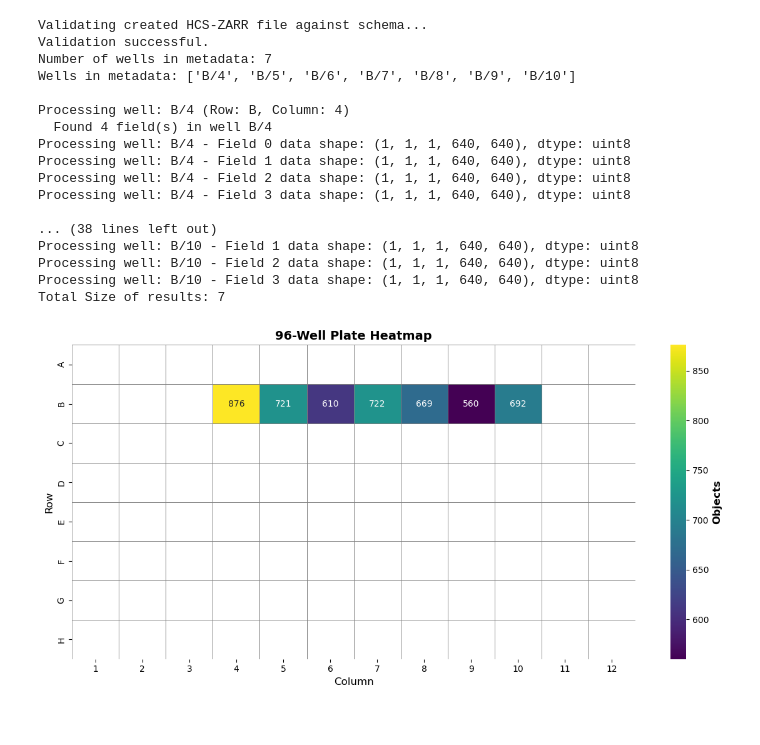
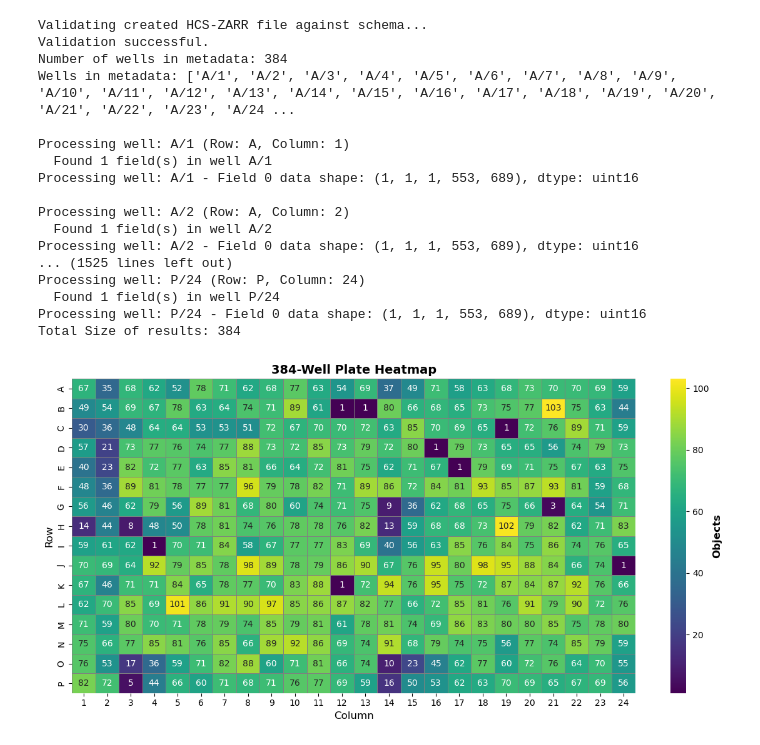
Before and after one commit to sebi06/omezarr_playground, a Jupyter notebook: scripts_and_notebooks/process_omezarr_HCS_plate.ipynb, the cells around one changed output. Drawn from its saved outputs; the diff is of its cells as text; code cells hidden in the pictures.

```diff
--- a/scripts_and_notebooks/process_omezarr_HCS_plate.ipynb
+++ b/scripts_and_notebooks/process_omezarr_HCS_plate.ipynb
@@ -8,7 +8,8 @@ from plotting_utils import create_well_plate_heatmap
 # define file paths and parameters
 
 # hcs_omezarr_path: str = r"F:\Testdata_Zeiss\OME_ZARR_Testfiles\testwell96_HCSplate.ome.zarr"
-hcs_omezarr_path: str = r"F:\Github\omezarr_playground\data\WP96_4Pos_B4-10_DAPI_HCSplate.ome.zarr"
+# hcs_omezarr_path: str = r"F:\Github\omezarr_playground\data\WP96_4Pos_B4-10_DAPI_HCSplate.ome.zarr"
+hcs_omezarr_path: str = r"F:\Testdata_Zeiss\OME_ZARR_Testfiles\384well_DAPI_sm_HCSplate.ome.zarr"
 channel2analyze = 0  # Index of the channel to analyze
 measure_properties = ("label", "area", "centroid", "bbox")
 # %%
@@ -120,34 +121,34 @@ results_obj = process_hcs_omezarr(
 # %% [output]
 Validating created HCS-ZARR file against schema...
 Validation successful.
-Number of wells in metadata: 7
-Wells in metadata: ['B/4', 'B/5', 'B/6', 'B/7', 'B/8', 'B/9', 'B/10']
+Number of wells in metadata: 384
+Wells in metadata: ['A/1', 'A/2', 'A/3', 'A/4', 'A/5', 'A/6', 'A/7', 'A/8', 'A/9', 'A/10', 'A/11', 'A/12', 'A/13', 'A/14', 'A/15', 'A/16', 'A/17', 'A/18', 'A/19', 'A/20', 'A/21', 'A/22', 'A/23', 'A/24 ...
 
-Processing well: B/4 (Row: B, Column: 4)
-  Found 4 field(s) in well B/4
-Processing well: B/4 - Field 0 data shape: (1, 1, 1, 640, 640), dtype: uint8
-Processing well: B/4 - Field 1 data shape: (1, 1, 1, 640, 640), dtype: uint8
-Processing well: B/4 - Field 2 data shape: (1, 1, 1, 640, 640), dtype: uint8
-Processing well: B/4 - Field 3 data shape: (1, 1, 1, 640, 640), dtype: uint8
+Processing well: A/1 (Row: A, Column: 1)
+  Found 1 field(s) in well A/1
+Processing well: A/1 - Field 0 data shape: (1, 1, 1, 553, 689), dtype: uint16
 
-... (38 lines left out)
-Processing well: B/10 - Field 1 data shape: (1, 1, 1, 640, 640), dtype: uint8
-Processing well: B/10 - Field 2 data shape: (1, 1, 1, 640, 640), dtype: uint8
-Processing well: B/10 - Field 3 data shape: (1, 1, 1, 640, 640), dtype: uint8
-Total Size of results: 7
+Processing well: A/2 (Row: A, Column: 2)
+  Found 1 field(s) in well A/2
+Processing well: A/2 - Field 0 data shape: (1, 1, 1, 553, 689), dtype: uint16
+... (1525 lines left out)
+Processing well: P/24 (Row: P, Column: 24)
+  Found 1 field(s) in well P/24
+Processing well: P/24 - Field 0 data shape: (1, 1, 1, 553, 689), dtype: uint16
+Total Size of results: 384
 # %%
 # Create and display heatmap visualization using the dedicated function
 fig = create_well_plate_heatmap(
     results=results_obj,
-    num_rows=8,  # Standard 96-well plate
-    num_cols=12,  # Standard 96-well plate
-    title="96-Well Plate Heatmap",
+    num_rows=16,  # Standard 384-well plate
+    num_cols=24,  # Standard 384-well plate
+    title="384-Well Plate Heatmap",
     parameter="Objects",
     cmap="viridis",
     figsize=(12, 6),
     fmt=".0f",
 )
 
 plt.show()
 # %% [output]
-[figure, old version]
+[figure, new version]
```
Also changed, not shown: 8 other files.
